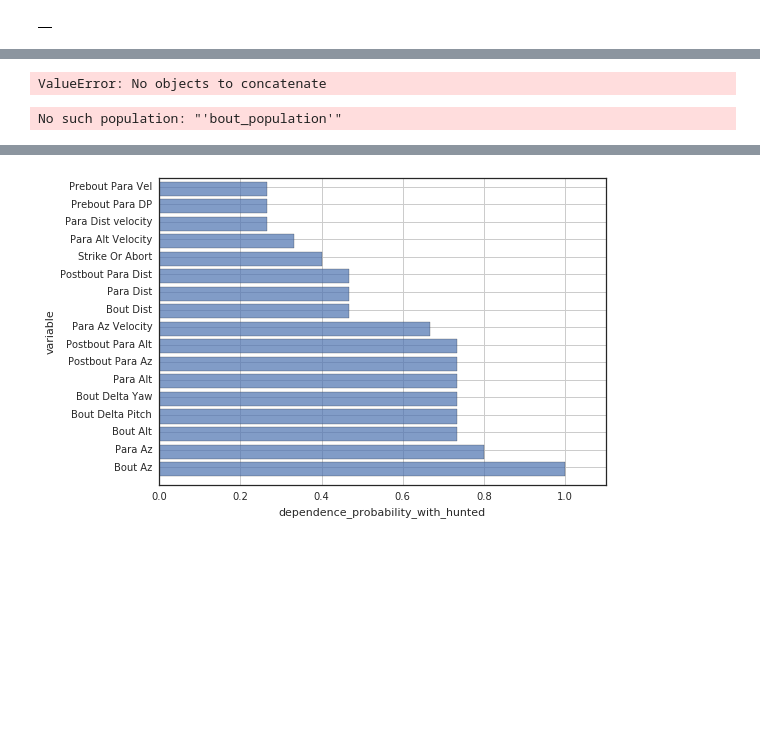
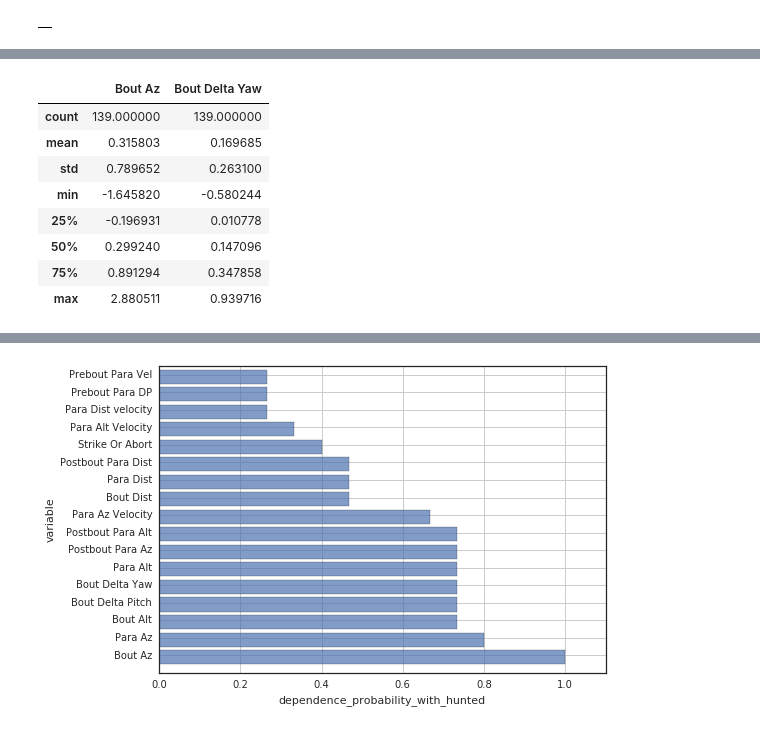
Before and after one commit to elifesciences-publications/PreycapMaster, a Jupyter notebook: Inversion_Analysis.ipynb, the cells around one changed output, grey strips where cells are left out. Cells and saved outputs as stored; diff of their text form; code cells hidden in the pictures; blank space fills up the shorter version.

```diff
--- a/Inversion_Analysis.ipynb
+++ b/Inversion_Analysis.ipynb
@@ -77,12 +77,13 @@ df.describe()
 # %%
-df2 = %bql SELECT "Bout Az", "Bout Delta Yaw" FROM "temp" WHERE "Para Az Velocity" < 0 AND "Para Az" BETWEEN 0 AND .1
+df2 = %bql SELECT "Bout Az", "Bout Delta Yaw" FROM "temp" WHERE "Para Az Velocity" < 0 AND "Para Az" BETWEEN 0 AND .2
 df2.describe()
 # %% [output]
-ValueError: No objects to concatenate
+|  | Bout Az | Bout Delta Yaw |
+| count | 139.000000 | 139.000000 |
+| mean | 0.315803 | 0.169685 |
+| std | 0.789652 | 0.263100 |
+| min | -1.645820 | -0.580244 |
+| 25% | -0.196931 | 0.010778 |
+| 50% | 0.299240 | 0.147096 |
+| 75% | 0.891294 | 0.347858 |
+| max | 2.880511 | 0.939716 |
-# %%
-%%bql
-.interactive_pairplot --population=bout_population
-SELECT "Bout Az", "Bout Delta Yaw"
-FROM bout_table WHERE "Para Az Velocity" > 0 AND "Para Az" > 0 AND "Para Az" < .1
-# %% [output]
-No such population: "'bout_population'"
```
Also changed, not shown: parts of 4 cells of this notebook, 3 other files.
